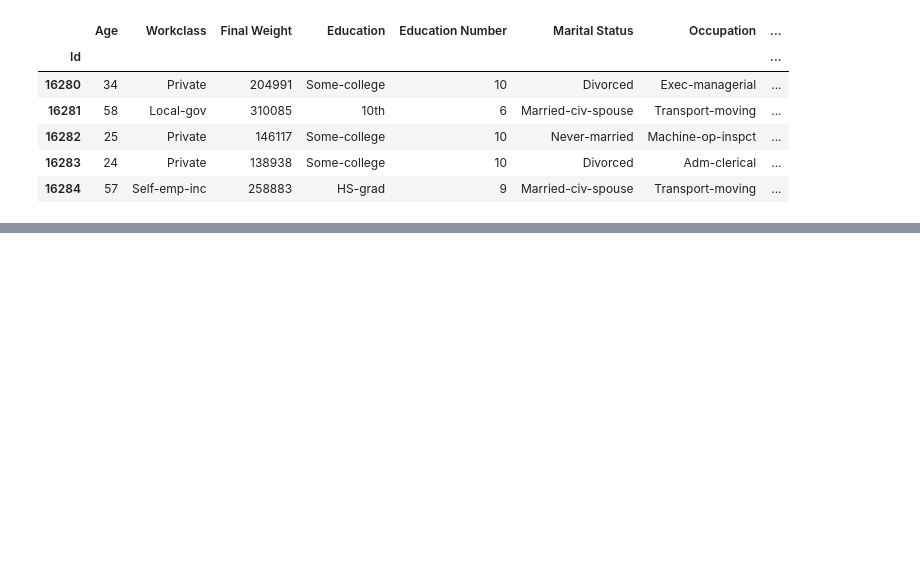
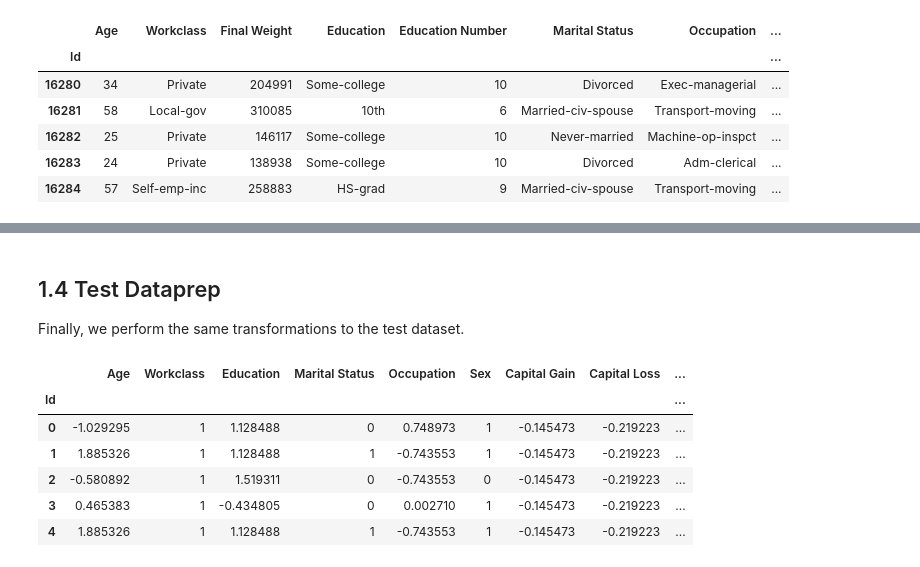
Before and after one commit to henriquefukushima/PMR3508, a Jupyter notebook: ADULT-4classifiers/PMR3508-2024-2-70.IPYNB, the cells around one changed output, grey strips where cells are left out. Cells and saved outputs as stored; diff of their text form; code cells hidden in the pictures; blank space fills up the shorter version.

```diff
--- a/ADULT-4classifiers/PMR3508-2024-2-70.IPYNB
+++ b/ADULT-4classifiers/PMR3508-2024-2-70.IPYNB
@@ -63 +127,4 @@ df.head()
+# %%
+# Drop Duplicated Rows
+df_train.drop_duplicates(inplace=True)
 # %% [markdown]
@@ -162,0 +275,43 @@ df['Education'] = df['Education'].apply(education_feat)
+# %% [markdown]
+## 1.4 Test Dataprep
+
+Finally, we perform the same transformations to the test dataset.
+# %%
+# Drop Null Values
+df_test.replace("?", np.nan, inplace=True)
+df_test = df_test.dropna()
+
+# Drop Duplicated Rows
+df_test.drop_duplicates(inplace=True)
+
+# Apply binary categorization
+df_test['Race'] = df_test['Race'].apply(race_feat)
+df_test['Native Country'] = df_test['Native Country'].apply(country_feat)
+df_test['Sex'] = df_test['Sex'].apply(sex_feat)
+df_test['Marital Status'] = df_test['Marital Status'].apply(married_feat)
+df_test['Workclass'] = df_test['Workclass'].apply(workclass_feat)
+
+# Apply education feature
+df_test['Education'] = df_test['Education'].apply(education_feat)
+
+# LabelEncoder
+label_encoder = LabelEncoder()
+for col in label_encode_cols:
+    df_test[col] = label_encoder.fit_transform(df_test[col])
+
+# StandardScaler
+df_test[numerical_cols] = scaler.fit_transform(df_test[numerical_cols])
+
+# Feature Selection
+X_test = df_test.drop(['Education Number', 'Native Country', 'Final Weight', 'Relationship', 'Race'], axis=1)
+
+# Display
+X_test.head()
+# %% [output]
+|  | Age | Workclass | Education | Marital Status | Occupation | Sex | Capital Gain | Capital Loss | ... |
+| Id |  |  |  |  |  |  |  |  | ... |
+| 0 | -1.029295 | 1 | 1.128488 | 0 | 0.748973 | 1 | -0.145473 | -0.219223 | ... |
+| 1 | 1.885326 | 1 | 1.128488 | 1 | -0.743553 | 1 | -0.145473 | -0.219223 | ... |
+| 2 | -0.580892 | 1 | 1.519311 | 0 | -0.743553 | 0 | -0.145473 | -0.219223 | ... |
+| 3 | 0.465383 | 1 | -0.434805 | 0 | 0.002710 | 1 | -0.145473 | -0.219223 | ... |
+| 4 | 1.885326 | 1 | 1.128488 | 1 | -0.743553 | 1 | -0.145473 | -0.219223 | ... |
```
Also changed, not shown: parts of 45 cells of this notebook.
